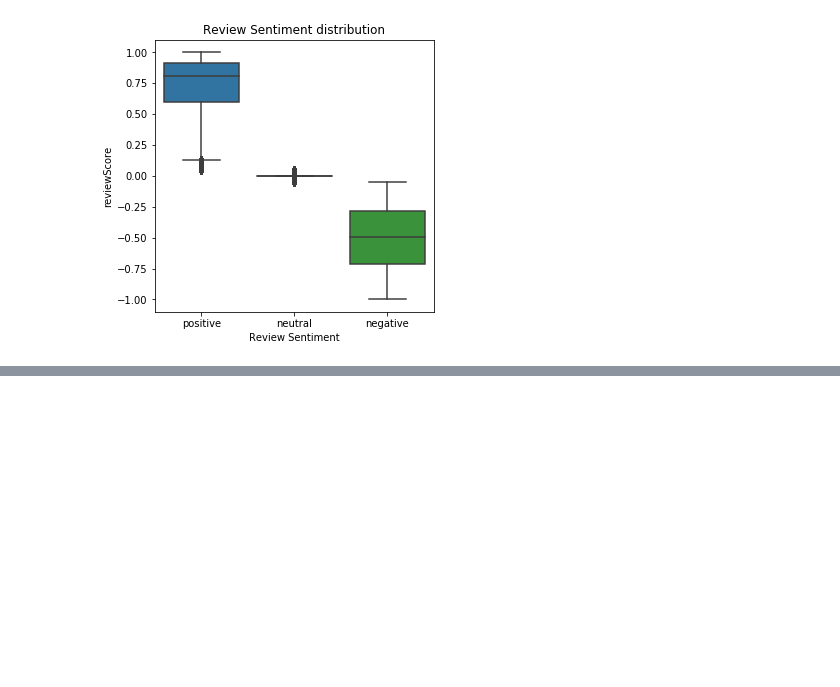
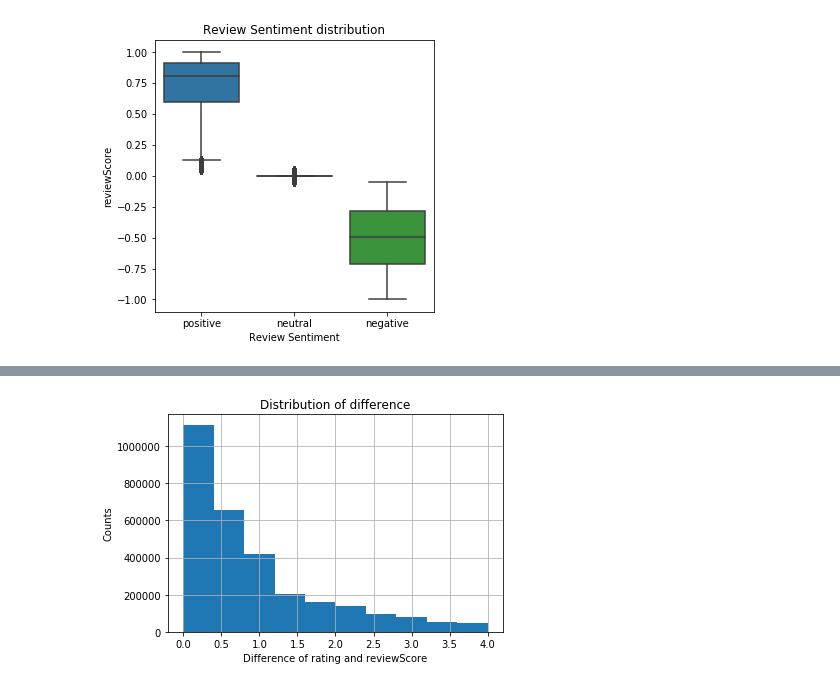
Before and after one commit to epfl-ada-2018/ada007project, a Jupyter notebook: Review Sentiment Analysis.ipynb, the cells around one changed output, grey strips where cells are left out. Drawn from its saved outputs; the diff is of its cells as text; code cells hidden in the pictures; blank space fills up the shorter version.

```diff
--- a/Review Sentiment Analysis.ipynb
+++ b/Review Sentiment Analysis.ipynb
@@ -60 +66,4 @@ df_product_review.to_pickle(DATA_FOLDER + PRODUCT_REVIEW_INFO)
+# %%
+# read from pickle
+df_product_review = pd.read_pickle(DATA_FOLDER + PRODUCT_REVIEW_INFO)
 # %%
@@ -101,0 +162,3 @@ plt.show()
+# %%
+df_product_review["Diff"] = abs(df_product_review["overall"] - df_product_review["reviewScoreNorm"])
+df_product_review.head()
@@ -101,0 +172,8 @@ plt.show()
+# %%
+df_product_review["Diff"].hist(bins=10)
+plt.xlabel("Difference of rating and reviewScore")
+plt.ylabel("Counts")
+plt.title("Distribution of difference")
+plt.show()
+# %% [output]
+[figure, added]
```
Also changed, not shown: parts of 12 cells of this notebook.
